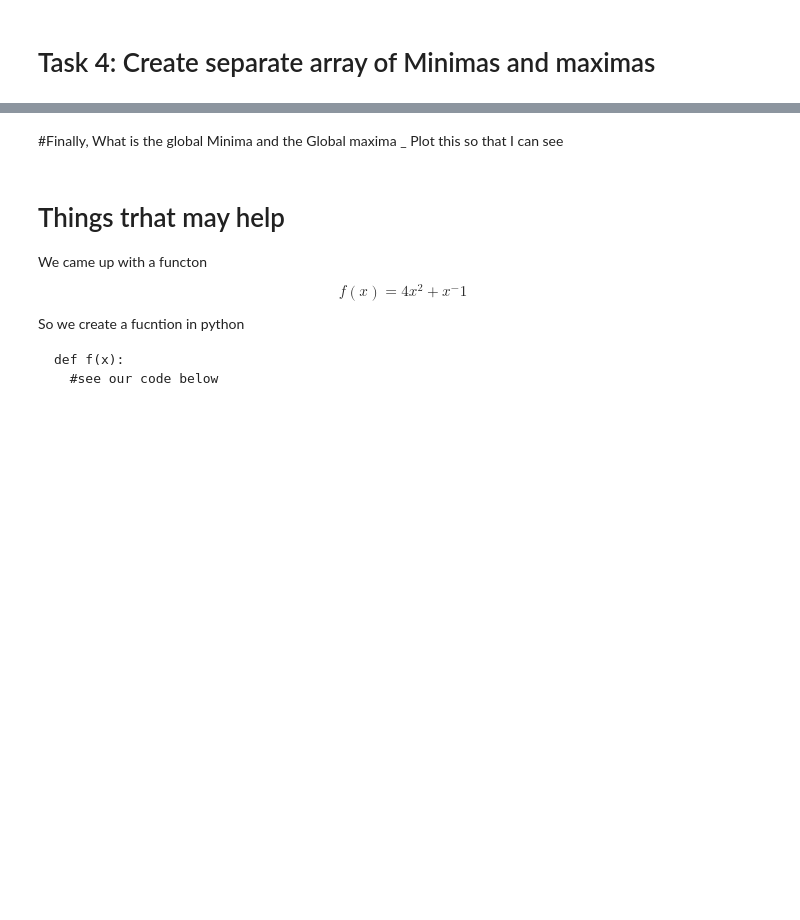
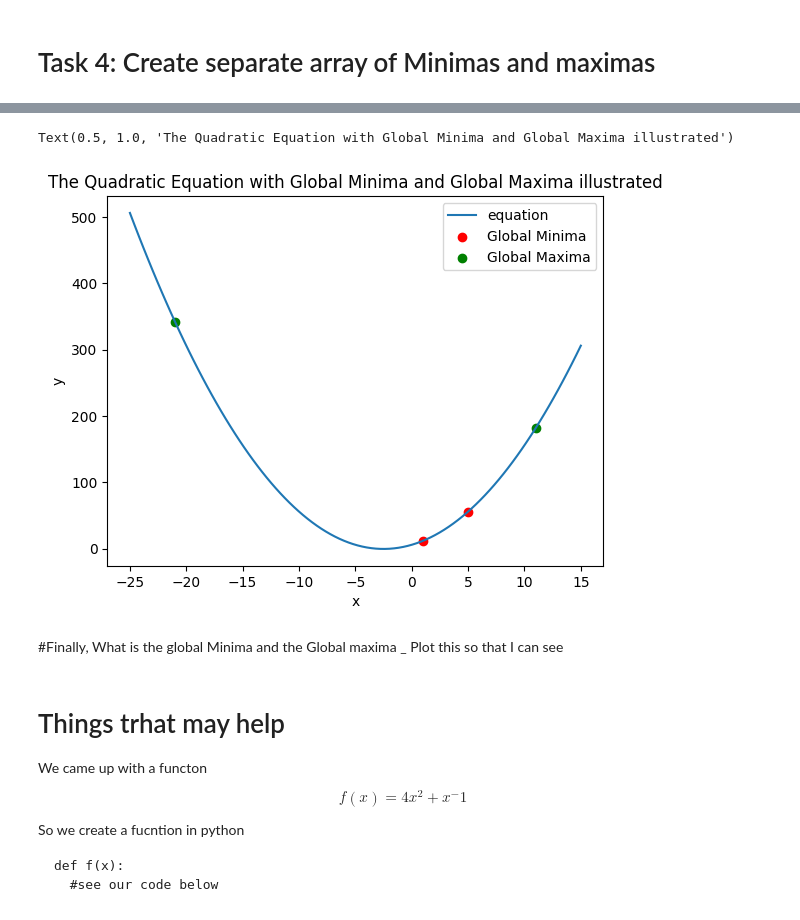
Before and after one commit to davyleroy/Math-for-Machine-Learning, a Jupyter notebook: Calculus_Assignment_PLD3.ipynb, the cells around one changed output, grey strips where cells are left out. Drawn from its saved outputs; the diff is of its cells as text; code cells hidden in the pictures; blank space fills up the shorter version.

```diff
--- a/Calculus_Assignment_PLD3.ipynb
+++ b/Calculus_Assignment_PLD3.ipynb
@@ -35,3 +84,17 @@ Print(f'The global minima is {}')
+# %%
+x = np.linspace(-25, 15, 100)
+y = g(x)
+
+plt.plot(x, y, label='equation')
+plt.scatter(arr_minimas, [g(point) for point in arr_minimas], color='red', marker='o', label='Global Minima')
+plt.scatter(arr_maximas, [g(point) for point in arr_maximas], color='green', marker='o', label='Global Maxima')
+plt.xlabel('x')
+plt.ylabel('y')
+plt.legend()
+plt.title('The Quadratic Equation with Global Minima and Global Maxima illustrated')
+# %% [output]
+Text(0.5, 1.0, 'The Quadratic Equation with Global Minima and Global Maxima illustrated')
+[figure, added]
 # %% [markdown]
 #Finally, What is the global Minima and the Global maxima _ Plot this so that I can see
 # %% [markdown]
```
Also changed, not shown: parts of 7 cells of this notebook.
